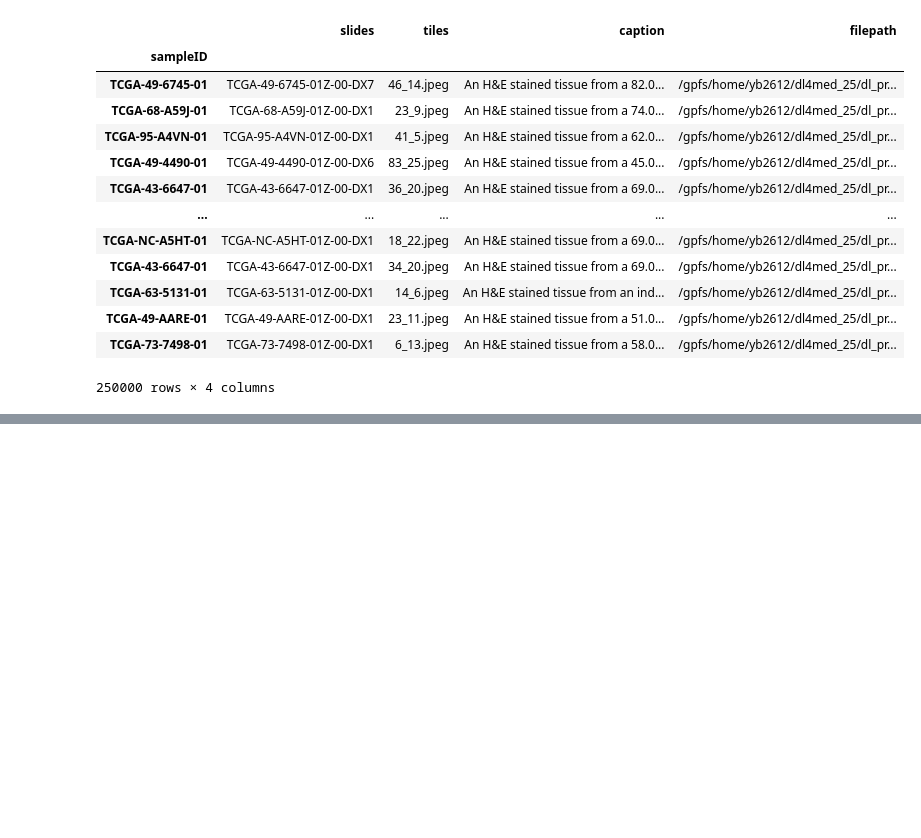
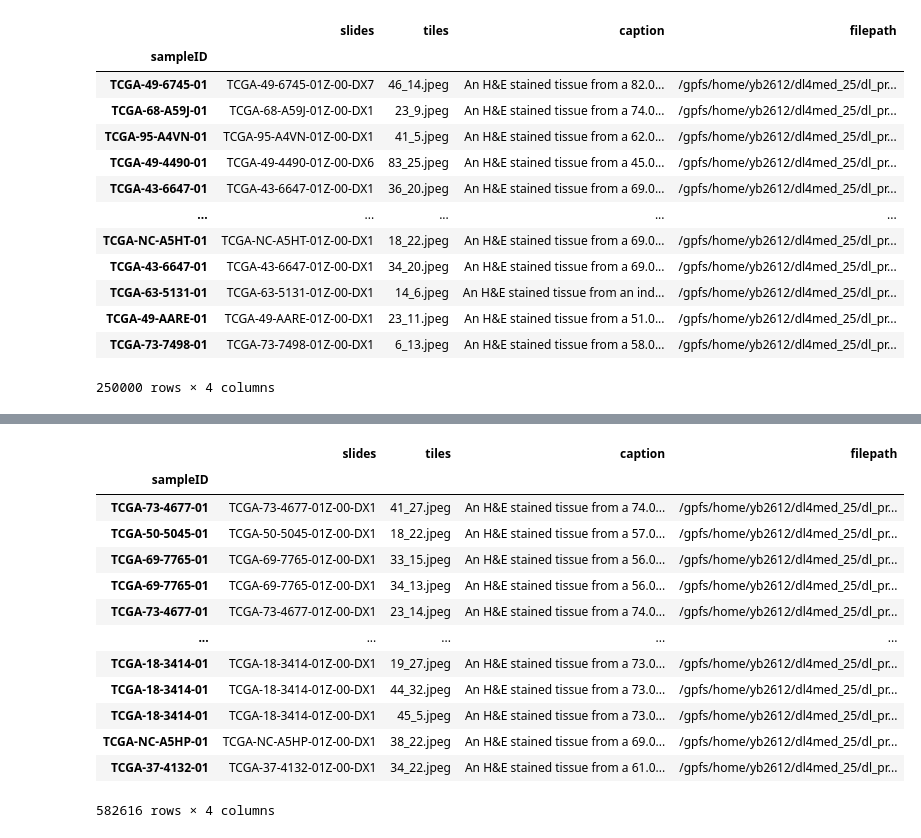
Before and after one commit to yumibriones/HPL-Modified, a Jupyter notebook: notebooks/generate_image_captions.ipynb, the cells around one changed output, grey strips where cells are left out. Saved outputs shown, nothing was run; the diff lists cells and outputs as text; code cells hidden in the pictures; blank space fills up the shorter version.

```diff
--- a/notebooks/generate_image_captions.ipynb
+++ b/notebooks/generate_image_captions.ipynb
@@ -417,0 +523,4 @@ lung_images_captions[['filepath', 'caption']].to_csv("/gpfs/home/yb2612/dl4med_2
+# %%
+# fill with luad
+lung_images_clinical_captions['_primary_disease'] = lung_images_clinical_captions['_primary_disease'].fillna('lung adenocarcinoma')
+lung_images_clinical_captions.isna().sum()
@@ -417,0 +538,3 @@ lung_images_captions[['filepath', 'caption']].to_csv("/gpfs/home/yb2612/dl4med_2
+# %%
+lung_images_clinical_captions['caption'] = lung_images_clinical_captions['caption'].fillna("An H&E stained tissue from an individual with no age information with no gender information with no smoking history information.")
+lung_images_clinical_captions.isna().sum()
@@ -417,0 +554,24 @@ lung_images_captions[['filepath', 'caption']].to_csv("/gpfs/home/yb2612/dl4med_2
+# %%
+lung_images_captions = lung_images_clinical_captions[['slides', 'tiles', 'caption']].copy()
+
+lung_images_captions['filepath'] = lung_images_captions.apply(
+    lambda row: f"/gpfs/home/yb2612/dl4med_25/dl_project/data/scratch_data/train/{row['slides']}/{row['tiles']}",
+    axis=1
+)
+
+lung_images_captions
+# %% [output]
+|  | slides | tiles | caption | filepath |
+| sampleID |  |  |  |  |
+| TCGA-73-4677-01 | TCGA-73-4677-01Z-00-DX1 | 41_27.jpeg | An H&E stained tissue from a 74.0... | /gpfs/home/yb2612/dl4med_25/dl_pr... |
+| TCGA-50-5045-01 | TCGA-50-5045-01Z-00-DX1 | 18_22.jpeg | An H&E stained tissue from a 57.0... | /gpfs/home/yb2612/dl4med_25/dl_pr... |
+| TCGA-69-7765-01 | TCGA-69-7765-01Z-00-DX1 | 33_15.jpeg | An H&E stained tissue from a 56.0... | /gpfs/home/yb2612/dl4med_25/dl_pr... |
+| TCGA-69-7765-01 | TCGA-69-7765-01Z-00-DX1 | 34_13.jpeg | An H&E stained tissue from a 56.0... | /gpfs/home/yb2612/dl4med_25/dl_pr... |
+| TCGA-73-4677-01 | TCGA-73-4677-01Z-00-DX1 | 23_14.jpeg | An H&E stained tissue from a 74.0... | /gpfs/home/yb2612/dl4med_25/dl_pr... |
+| ... | ... | ... | ... | ... |
+| TCGA-18-3414-01 | TCGA-18-3414-01Z-00-DX1 | 19_27.jpeg | An H&E stained tissue from a 73.0... | /gpfs/home/yb2612/dl4med_25/dl_pr... |
+| TCGA-18-3414-01 | TCGA-18-3414-01Z-00-DX1 | 44_32.jpeg | An H&E stained tissue from a 73.0... | /gpfs/home/yb2612/dl4med_25/dl_pr... |
+| TCGA-18-3414-01 | TCGA-18-3414-01Z-00-DX1 | 45_5.jpeg | An H&E stained tissue from a 73.0... | /gpfs/home/yb2612/dl4med_25/dl_pr... |
+| TCGA-NC-A5HP-01 | TCGA-NC-A5HP-01Z-00-DX1 | 38_22.jpeg | An H&E stained tissue from a 69.0... | /gpfs/home/yb2612/dl4med_25/dl_pr... |
+| TCGA-37-4132-01 | TCGA-37-4132-01Z-00-DX1 | 34_22.jpeg | An H&E stained tissue from a 61.0... | /gpfs/home/yb2612/dl4med_25/dl_pr... |
+582616 rows × 4 columns
```
Also changed, not shown: parts of 30 cells of this notebook, 8 other files.
